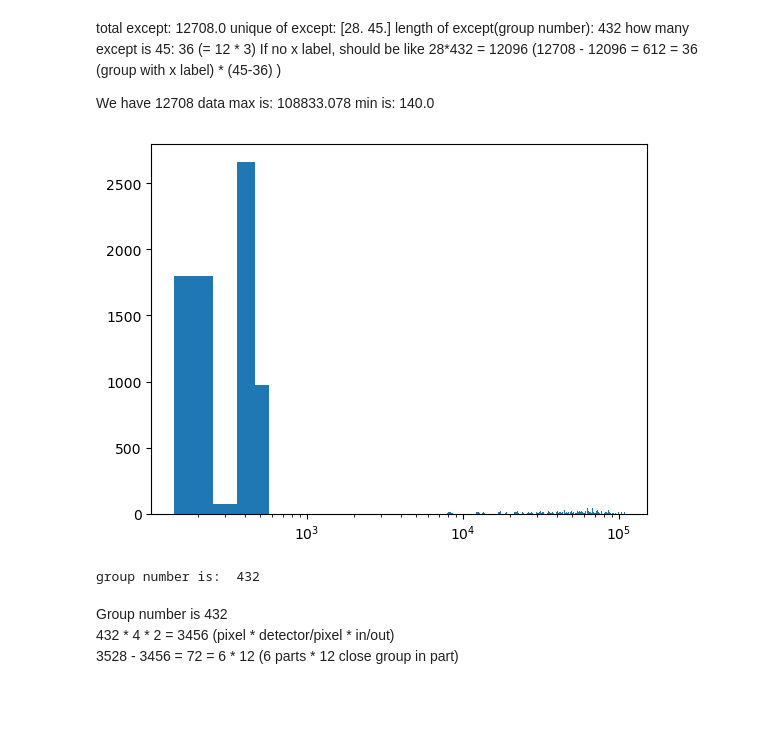
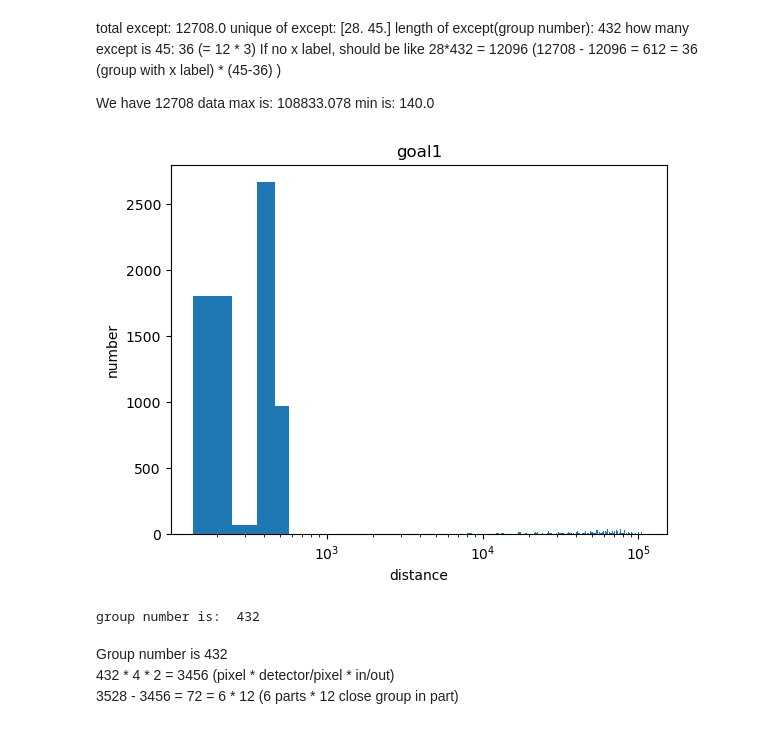
Before and after one commit to ReChen33/QuReseach, a Jupyter notebook: code/wafer/TestWafer.ipynb, the cells around one changed output. Cells and saved outputs as stored; diff of their text form; code cells hidden in the pictures; blank space fills up the shorter version.

```diff
--- a/code/wafer/TestWafer.ipynb
+++ b/code/wafer/TestWafer.ipynb
@@ -38,6 +38,11 @@ https://webbtelescope.org/contents/media/images/01G529MX46J7AFK61GAMSHKSSN
 # %% [markdown]
 base on ![alt text](../../thumbnail_image.png)
 try add add "pad label" in data processing
+# %%
+import matplotlib.pyplot as plt
+
+def save2poster(name):
+    plt.savefig('D:/UNM/24Summer/QuReseach/poster/'+name, dpi=3000)
 # %%
 #This will be the program first use histogram  and then mapping the wafer
 
@@ -487,34 +492,39 @@ num, bins, patches = plt.hist(distance_goal1, bins=1000)
 # bins = 100000 need 6m 51s to run
 
 path_filename = f'.\data\goal1 Ver2.1 {len(bins)-1}bins '
 
 
 #create an array stored the value number per bin
 number_per_bin = []
 for i in range(len(patches)):
     if num[i] != 0:
         number_per_bin.append([f"({bins[i]},{bins[i+1]})",num[i]])
 
 # Save data to CSV
 number_per_bin = np.array(number_per_bin)
 data_NpB = np.column_stack((number_per_bin[:,0],number_per_bin[:,1]))
 # the data for number_per_bin
 df = pd.DataFrame(data_NpB,columns=['range of distance','number in the range'])
 df.to_csv(f'{path_filename}.csv', index=False)
 
 plt.xscale('log')
+plt.title("goal1")
+plt.xlabel("distance")
+plt.ylabel("number")
+
 plt.savefig(f'{path_filename}.png')
+save2poster('goal1.png')
 plt.show()
 #plt.clf() # not show the plot for pad analysis
 
 # print(np.sum(num))
 # print(number_of_distance,"\n",sum(number_of_distance))
 # #check the number of distance is correct
 print("group number is: ",group_number)
 
 #end of goal 1 Ver2.1
 # %% [output]
-[figure, old version]
+[figure, new version]
 group number is:  432
 # %% [markdown]
 Group number is 432
```
Also changed, not shown: parts of 4 cells of this notebook, 10 other files.
